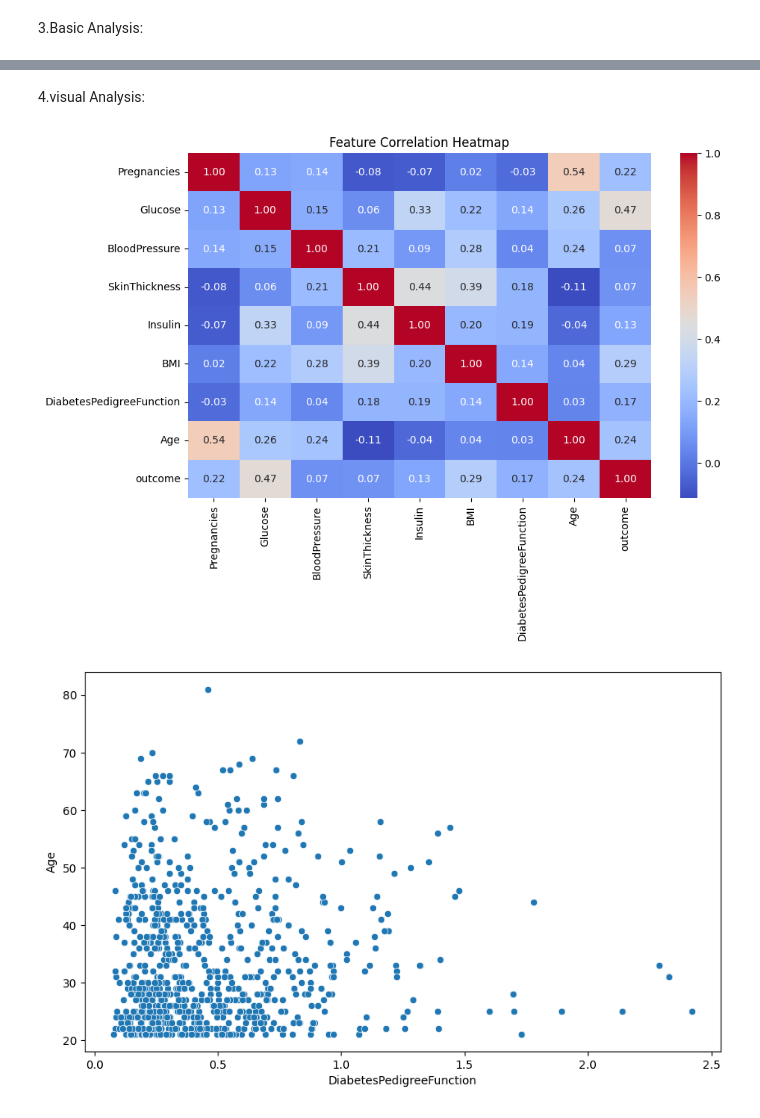
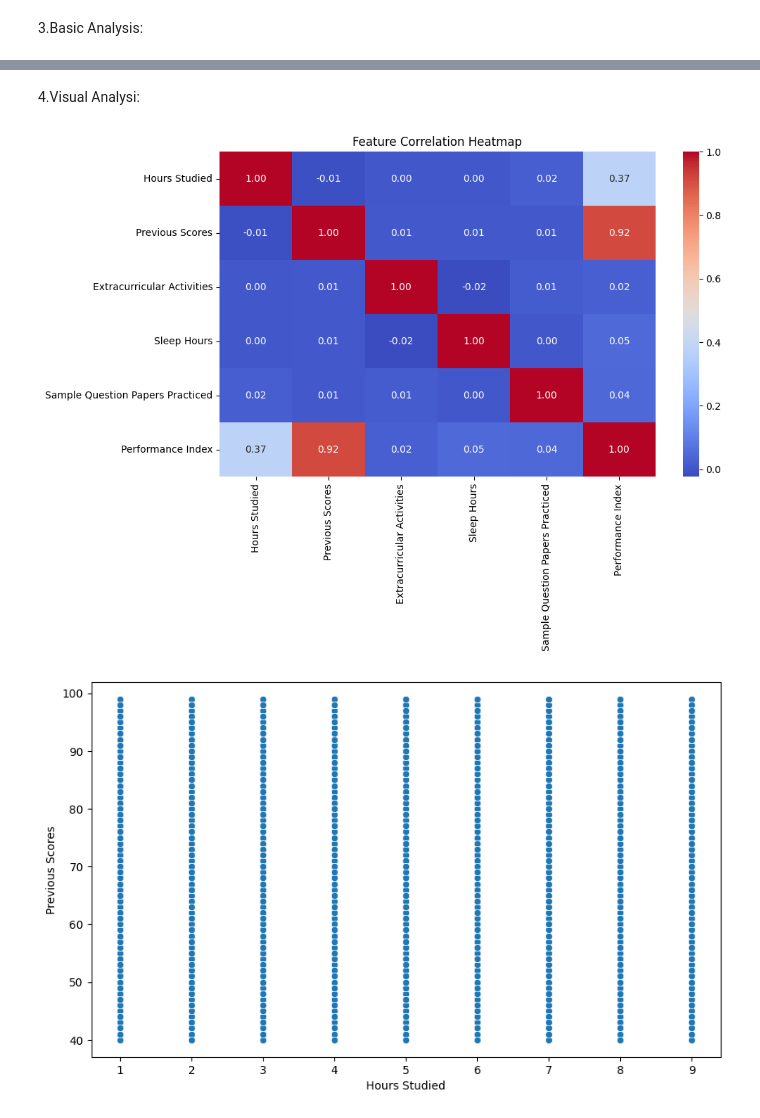
Before and after one commit to sandhiya0147/Data_Science, a Jupyter notebook: modelbuilding.ipynb, the cells around one changed output, grey strips where cells are left out. Drawn from its saved outputs; the diff is of its cells as text; code cells hidden in the pictures.

```diff
--- a/modelbuilding.ipynb
+++ b/modelbuilding.ipynb
@@ -20,5 +20,5 @@ from sklearn.metrics import classification_report, confusion_matrix, accuracy_sc
 # %%
-df=pd.read_csv('/content/diabetes.csv')
+df = pd.read_csv('/content/Student_Performance.csv')
 # %% [markdown]
 3.Basic Analysis:
 # %%
@@ -62,5 +49,5 @@ dtype: int64
-# %% [markdown]
-4.visual Analysis:
+# %% [markdown]
+4.Visual Analysi:
 # %%
 numeric_df = df.select_dtypes(include=['float64','int64'])
 numeric_df.fillna(numeric_df.median(),inplace=True)
@@ -69,10 +56,10 @@ sns.heatmap(numeric_df.corr(),annot=True,cmap='coolwarm',fmt=".2f")
 plt.title("Feature Correlation Heatmap")
 plt.show()
 # %% [output]
-[figure, old version]
+[figure, new version]
 # %%
 plt.figure(figsize=(10,6))
-sns.scatterplot(x='DiabetesPedigreeFunction', y='Age', data=df)
+sns.scatterplot(x='Hours Studied', y='Previous Scores', data=df)
 plt.show()
 # %% [output]
-[figure, old version]
+[figure, new version]
```
Also changed, not shown: parts of 30 cells of this notebook.
